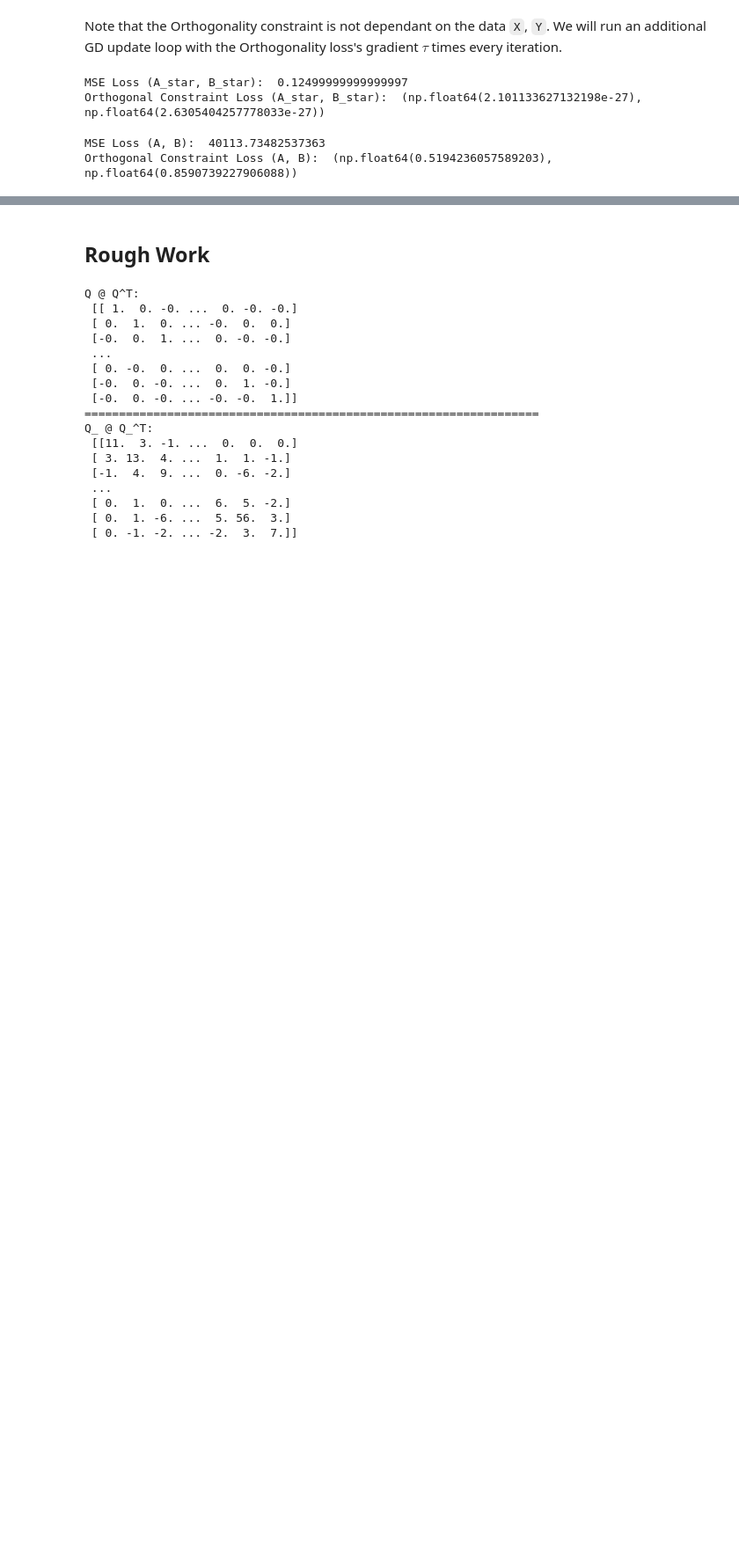
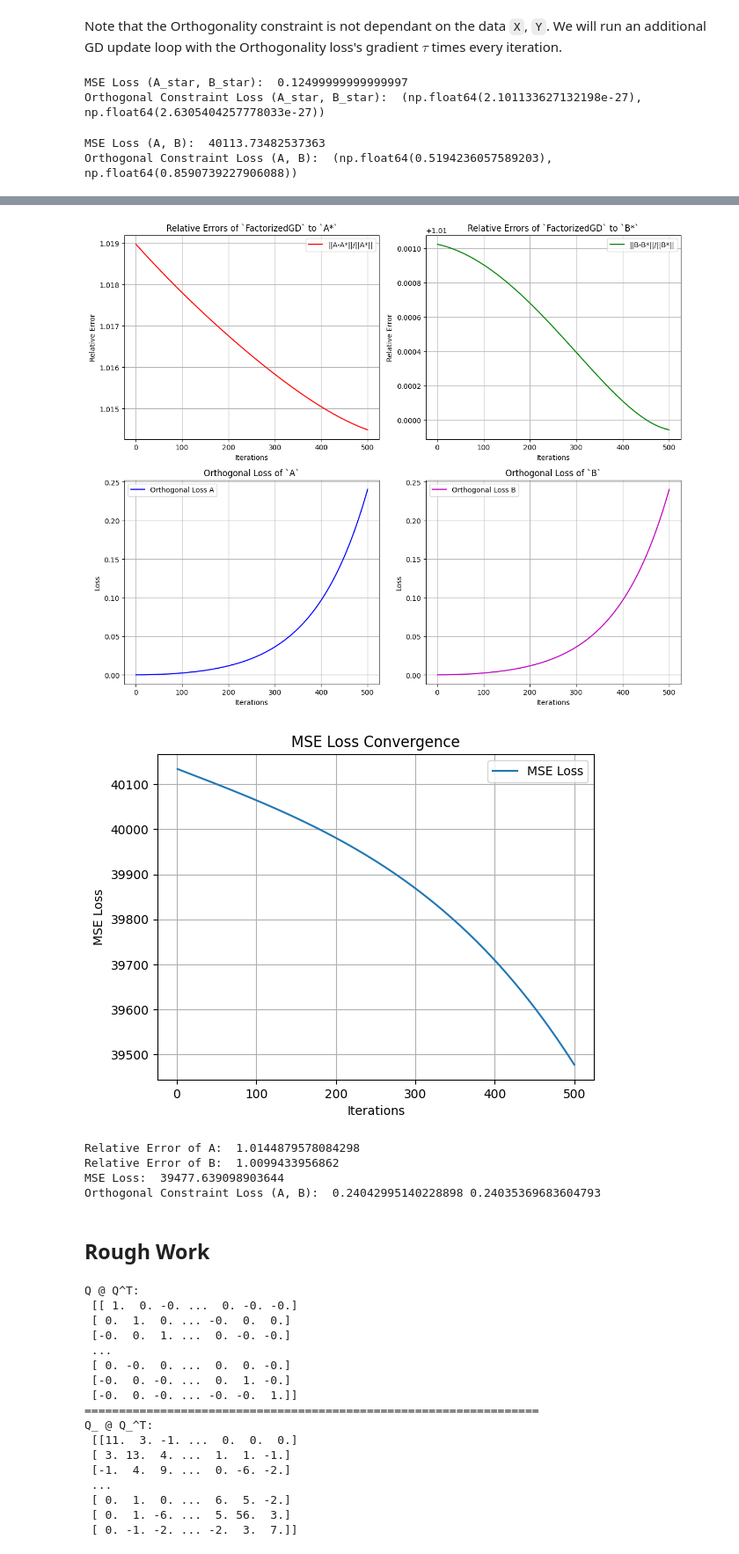
Before and after one commit to nikhil-chigali/Sequential-Low-Rank-Regression, a Jupyter notebook: sequential_low_rank_regression.ipynb, the cells around one changed output, grey strips where cells are left out. Shown at 88% size. Drawn from its saved outputs; the diff is of its cells as text; code cells hidden in the pictures; blank space fills up the shorter version.

Commit message:
feat: Add utility functions for matrix initialization and visualization

```diff
--- a/sequential_low_rank_regression.ipynb
+++ b/sequential_low_rank_regression.ipynb
@@ -629,3 +659,39 @@ plt.show()
+# %%
+## Testing convergence of FactorizedGD_Orth
+# Orthonormal initialization of A, B
+# Rank r = 10
+# Learning rates, eta_A, eta_B = 5e-6, 5e-6
+# Orthogonilization steps per iteration `tau` = 50
+
+args.r = 10
+args.tau = 50
+args.eta_A, args.eta_B = 5e-6, 5e-6
+
+A_new, B_new, rel_errors, errors = FactorizedGD_Orth(X, Y, orthonormal_AB, W_star, args)
+
+# Plotting the relative error between the (A, B) and (A*, B*) components
+plot_all_errors(rel_errors, errors)
+
+# Plot MSE Loss
+plt.plot(range(1, args.iters+1), errors["MSE"], label="MSE Loss")
+plt.xlabel("Iterations")
+plt.ylabel("MSE Loss")
+plt.title("MSE Loss Convergence")
+plt.legend()
+plt.grid()
+plt.show()
+
+print("Relative Error of A: ", rel_errors["A"][-1])
+print("Relative Error of B: ", rel_errors["B"][-1])
+print("MSE Loss: ", errors["MSE"][-1])
+print("Orthogonal Constraint Loss (A, B): ", errors["orth_A"][-1], errors["orth_B"][-1])
+# %% [output]
+[figure, added]
+[figure, added]
+Relative Error of A:  1.0144879578084298
+Relative Error of B:  1.0099433956862
+MSE Loss:  39477.639098903644
+Orthogonal Constraint Loss (A, B):  0.24042995140228898 0.24035369683604793
 # %% [markdown]
 ## Rough Work
 # %%
```
Also changed, not shown: parts of 3 cells of this notebook.
